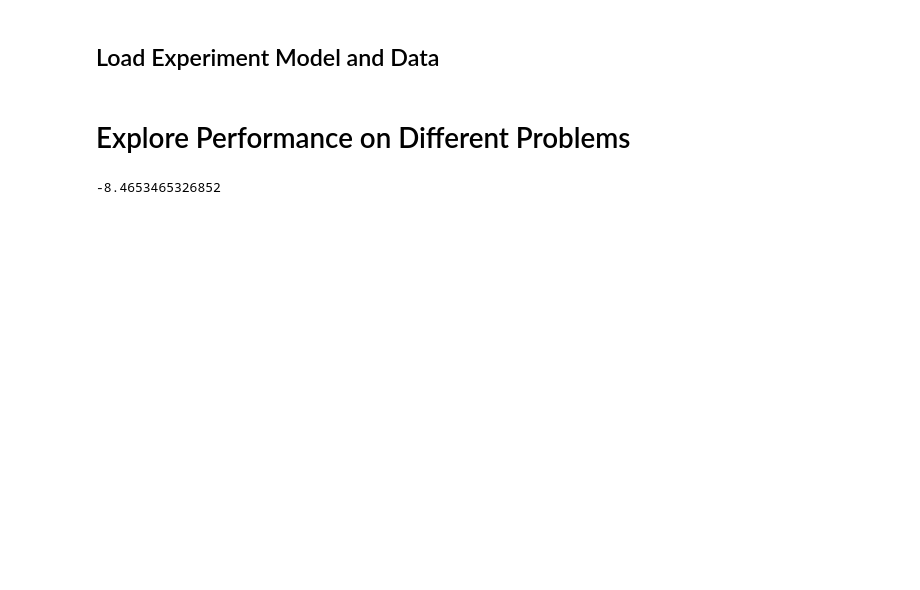
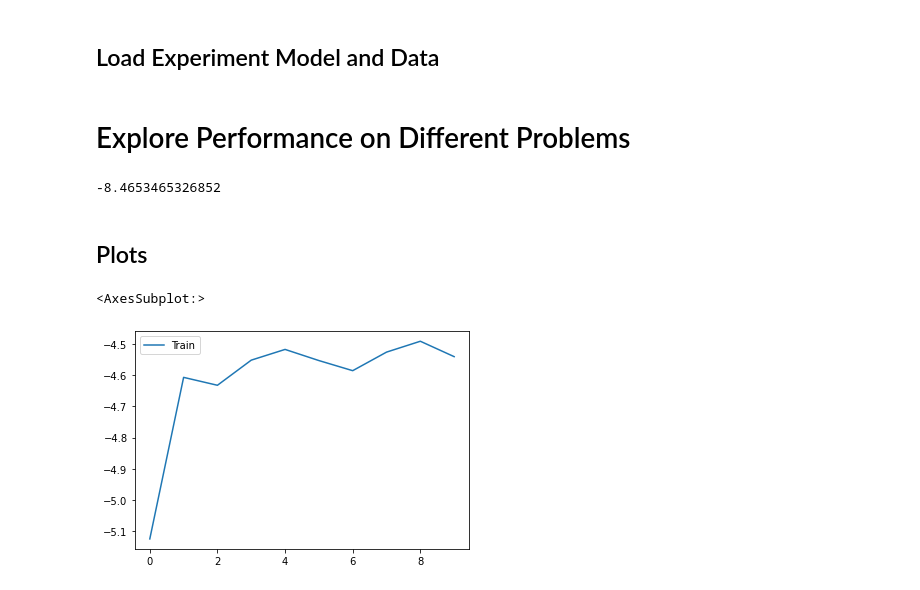
Before and after one commit to aguilarjose11/PytorchAMD, a Jupyter notebook: Model_Comparison_Across_Problems.ipynb, the cells around one changed output. Cells and saved outputs as stored; diff of their text form; code cells hidden in the pictures; blank space fills up the shorter version.

```diff
--- a/Model_Comparison_Across_Problems.ipynb
+++ b/Model_Comparison_Across_Problems.ipynb
@@ -101,3 +105,10 @@ evaluate_TSP(model=model,
              eval_epochs=10)
 # %% [output]
 -8.4653465326852
+# %% [markdown]
+## Plots
+# %%
+exp_20_baseline[1]['rewards'][:10].plot()
+# %% [output]
+<AxesSubplot:>
+[figure, added]
```
Also changed, not shown: parts of 6 cells of this notebook, 7 other files.
